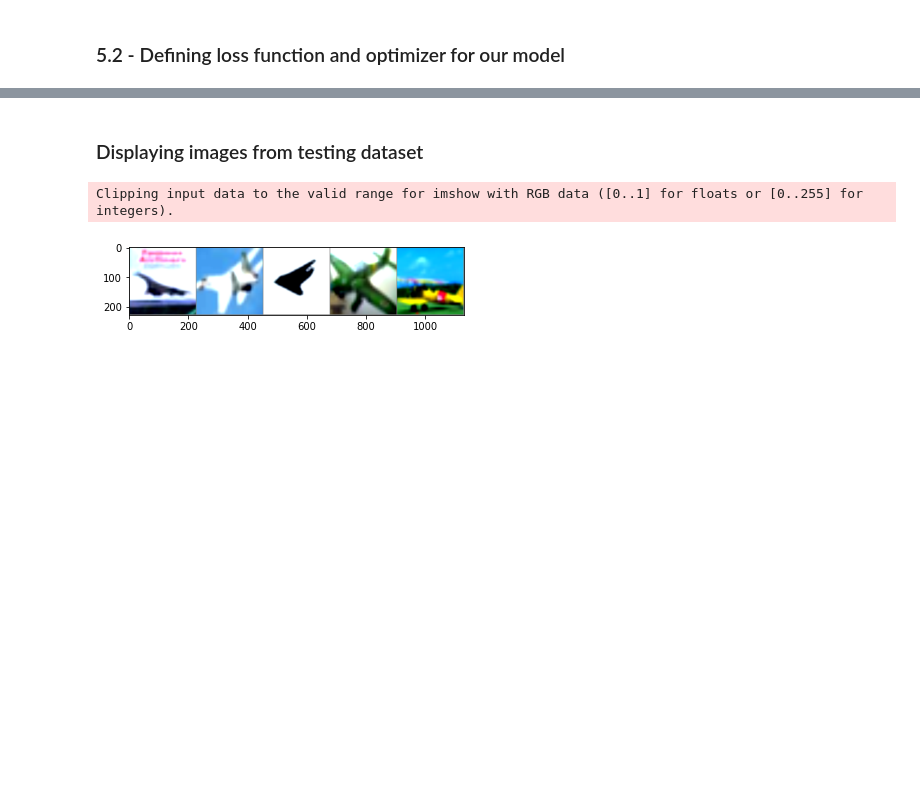
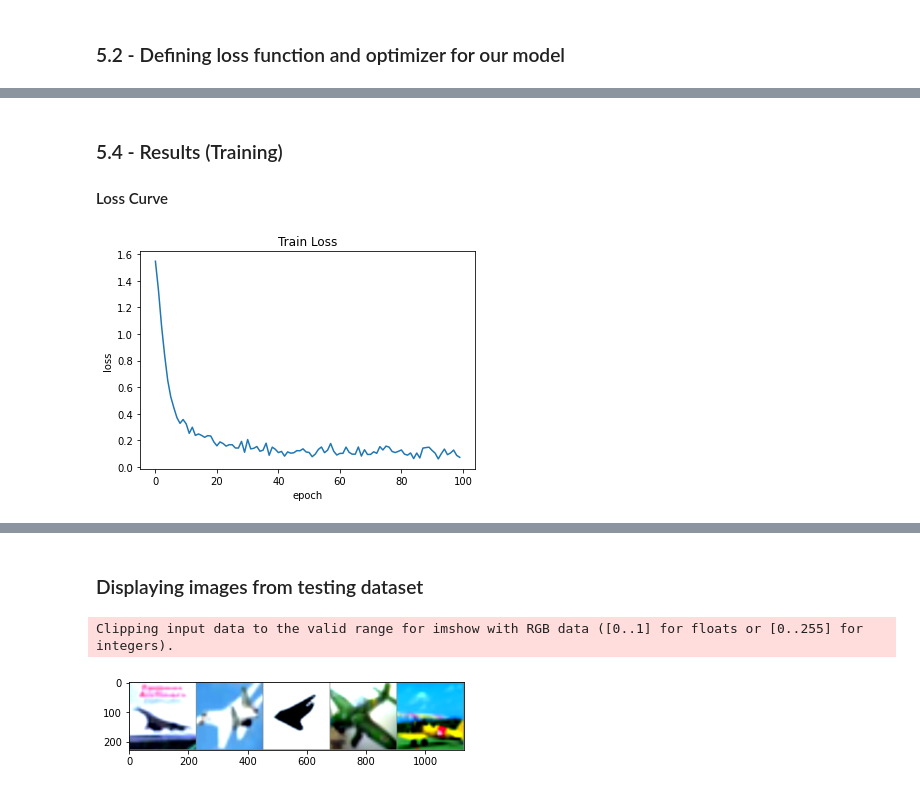
Before and after one commit to Jingshun99/CNN, a Jupyter notebook: cnn.ipynb, the cells around one changed output, grey strips where cells are left out. Saved outputs shown, nothing was run; the diff lists cells and outputs as text; code cells hidden in the pictures; blank space fills up the shorter version.

```diff
--- a/cnn.ipynb
+++ b/cnn.ipynb
@@ -231,0 +298,13 @@ ResNet(
+# %% [markdown]
+<a name='5-4'></a>
+### 5.4 - Results (Training)
+
+#### Loss Curve
+# %%
+plt.plot(train_loss)
+plt.xlabel('epoch')
+plt.ylabel('loss')
+plt.title('Train Loss')
+plt.show()
+# %% [output]
+[figure, added]
```
Also changed, not shown: parts of 33 cells of this notebook, 1 other file.
